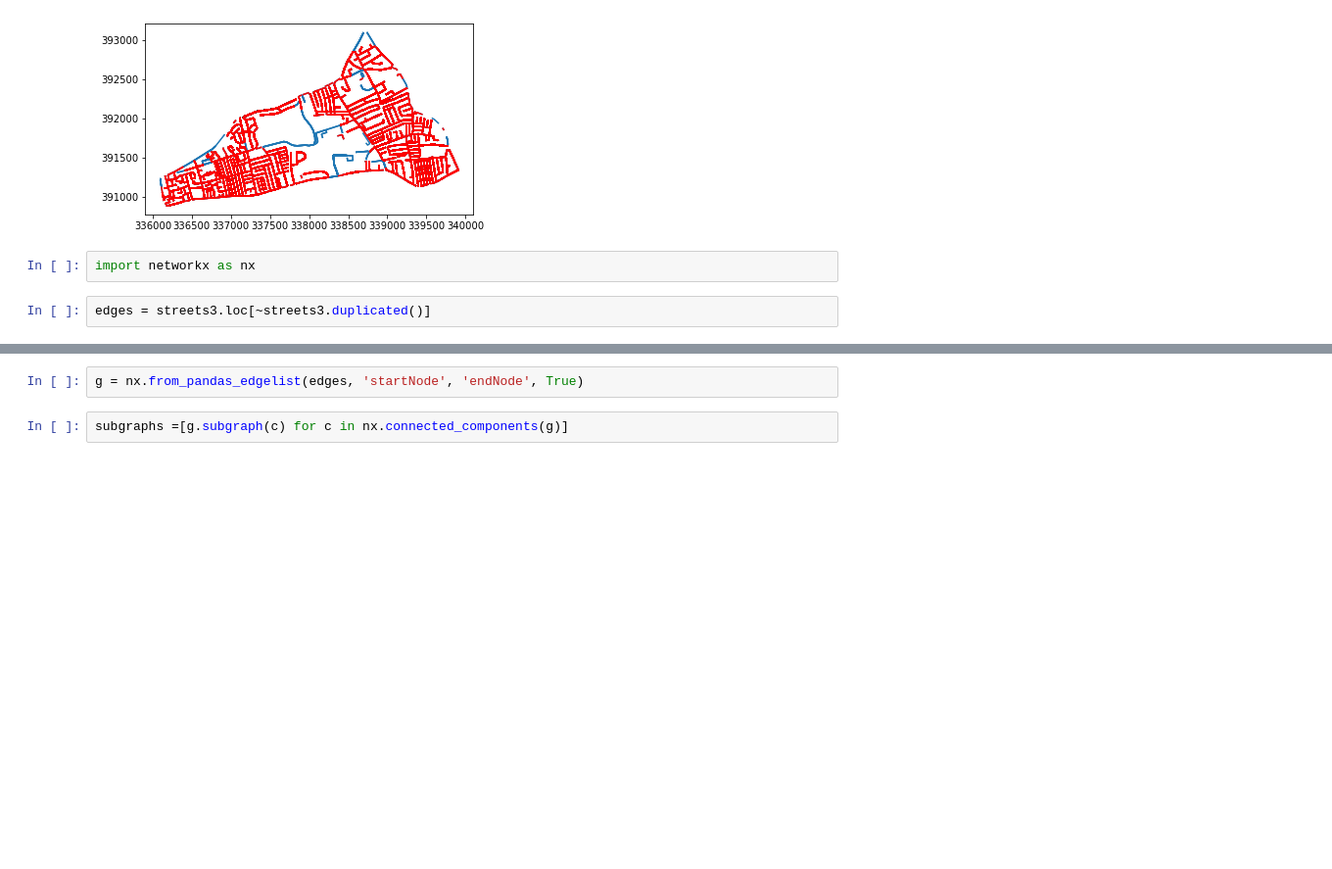
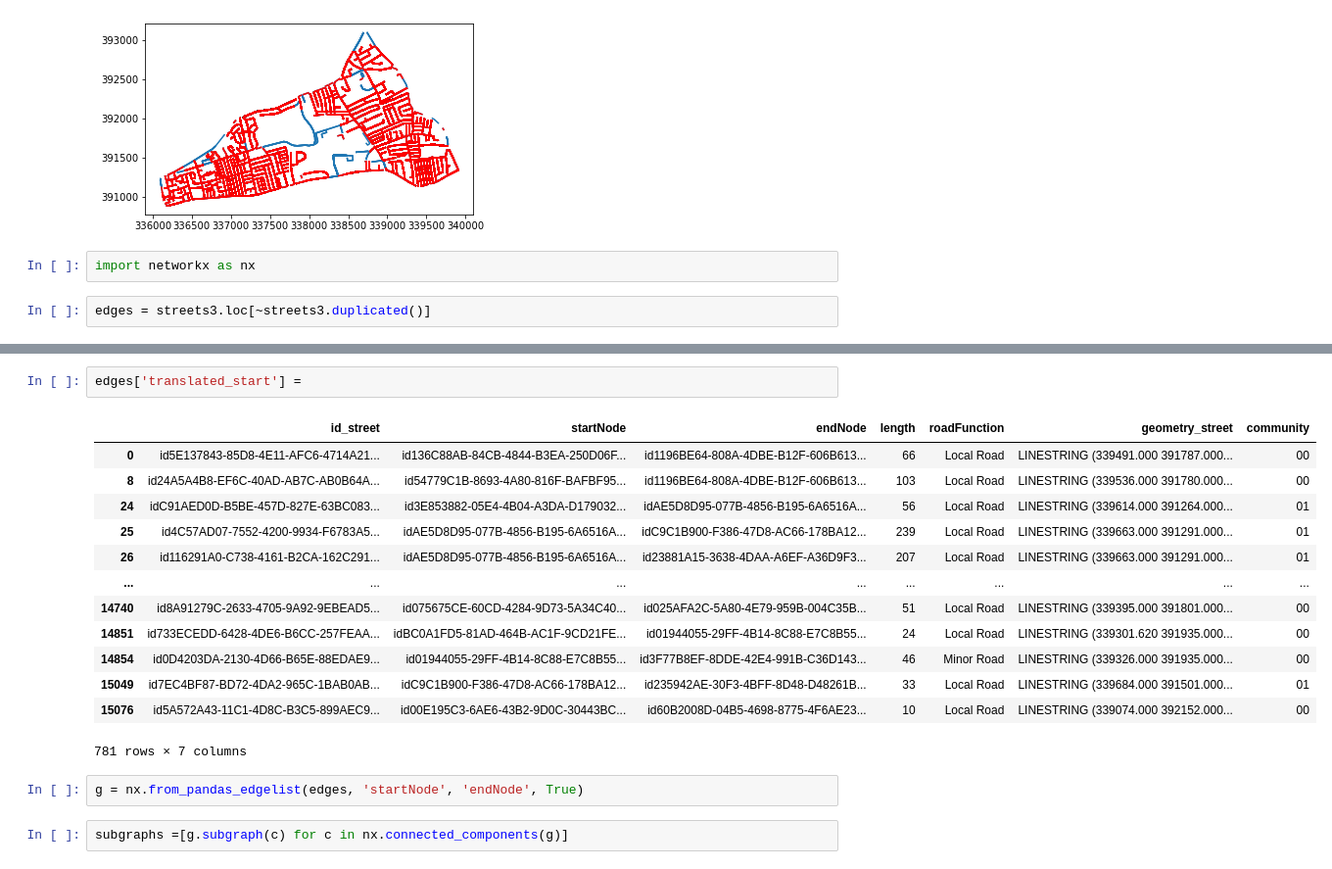
Before and after one commit to peterprescott/a1-dissertation, a Jupyter notebook: code/09Sep_03/A01_GivenPoint.ipynb, the cells around one changed output, grey strips where cells are left out. Shown at 98% size. Drawn from its saved outputs; the diff is of its cells as text; blank space fills up the shorter version.

```diff
--- a/code/09Sep_03/A01_GivenPoint.ipynb
+++ b/code/09Sep_03/A01_GivenPoint.ipynb
@@ -141,3 +157,19 @@ edges = streets3.loc[~streets3.duplicated()]
+# %%
+edges['translated_start'] =
+# %% [output]
+|  | id_street | startNode | endNode | length | roadFunction | geometry_street | community |
+| 0 | id5E137843-85D8-4E11-AFC6-4714A21... | id136C88AB-84CB-4844-B3EA-250D06F... | id1196BE64-808A-4DBE-B12F-606B613... | 66 | Local Road | LINESTRING (339491.000 391787.000... | 00 |
+| 8 | id24A5A4B8-EF6C-40AD-AB7C-AB0B64A... | id54779C1B-8693-4A80-816F-BAFBF95... | id1196BE64-808A-4DBE-B12F-606B613... | 103 | Local Road | LINESTRING (339536.000 391780.000... | 00 |
+| 24 | idC91AED0D-B5BE-457D-827E-63BC083... | id3E853882-05E4-4B04-A3DA-D179032... | idAE5D8D95-077B-4856-B195-6A6516A... | 56 | Local Road | LINESTRING (339614.000 391264.000... | 01 |
+| 25 | id4C57AD07-7552-4200-9934-F6783A5... | idAE5D8D95-077B-4856-B195-6A6516A... | idC9C1B900-F386-47D8-AC66-178BA12... | 239 | Local Road | LINESTRING (339663.000 391291.000... | 01 |
+| 26 | id116291A0-C738-4161-B2CA-162C291... | idAE5D8D95-077B-4856-B195-6A6516A... | id23881A15-3638-4DAA-A6EF-A36D9F3... | 207 | Local Road | LINESTRING (339663.000 391291.000... | 01 |
+| ... | ... | ... | ... | ... | ... | ... | ... |
+| 14740 | id8A91279C-2633-4705-9A92-9EBEAD5... | id075675CE-60CD-4284-9D73-5A34C40... | id025AFA2C-5A80-4E79-959B-004C35B... | 51 | Local Road | LINESTRING (339395.000 391801.000... | 00 |
+| 14851 | id733ECEDD-6428-4DE6-B6CC-257FEAA... | idBC0A1FD5-81AD-464B-AC1F-9CD21FE... | id01944055-29FF-4B14-8C88-E7C8B55... | 24 | Local Road | LINESTRING (339301.620 391935.000... | 00 |
+| 14854 | id0D4203DA-2130-4D66-B65E-88EDAE9... | id01944055-29FF-4B14-8C88-E7C8B55... | id3F77B8EF-8DDE-42E4-991B-C36D143... | 46 | Minor Road | LINESTRING (339326.000 391935.000... | 00 |
+| 15049 | id7EC4BF87-BD72-4DA2-965C-1BAB0AB... | idC9C1B900-F386-47D8-AC66-178BA12... | id235942AE-30F3-4BFF-8D48-D48261B... | 33 | Local Road | LINESTRING (339684.000 391501.000... | 01 |
+| 15076 | id5A572A43-11C1-4D8C-B3C5-899AEC9... | id00E195C3-6AE6-43B2-9D0C-30443BC... | id60B2008D-04B5-4698-8775-4F6AE23... | 10 | Local Road | LINESTRING (339074.000 392152.000... | 00 |
+781 rows × 7 columns
 # %%
 g = nx.from_pandas_edgelist(edges, 'startNode', 'endNode', True)
 # %%
```
Also changed, not shown: parts of 1 cell of this notebook.
